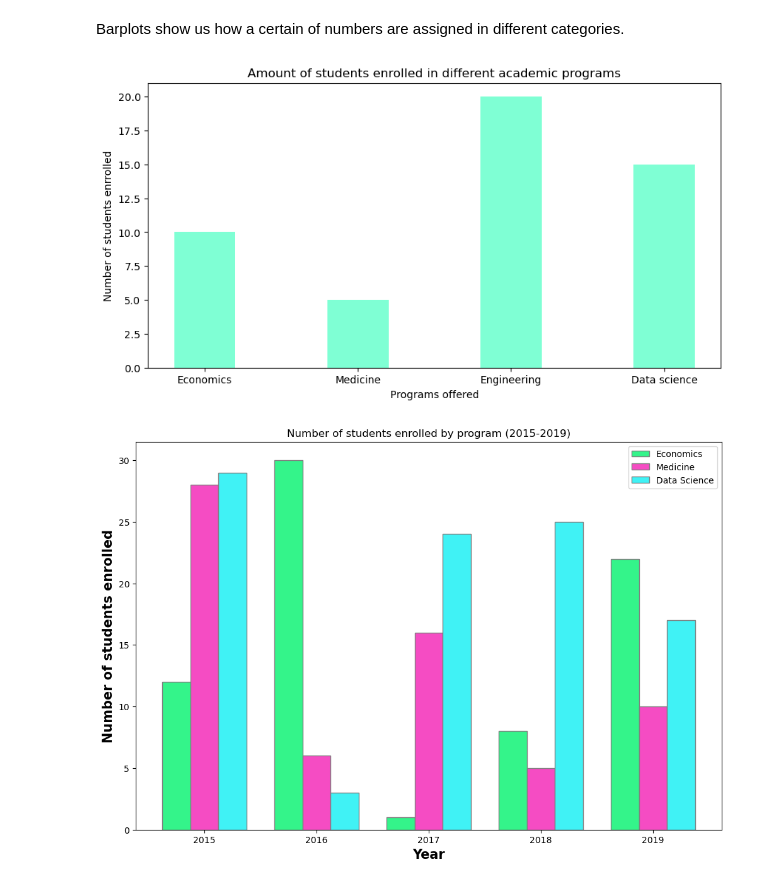
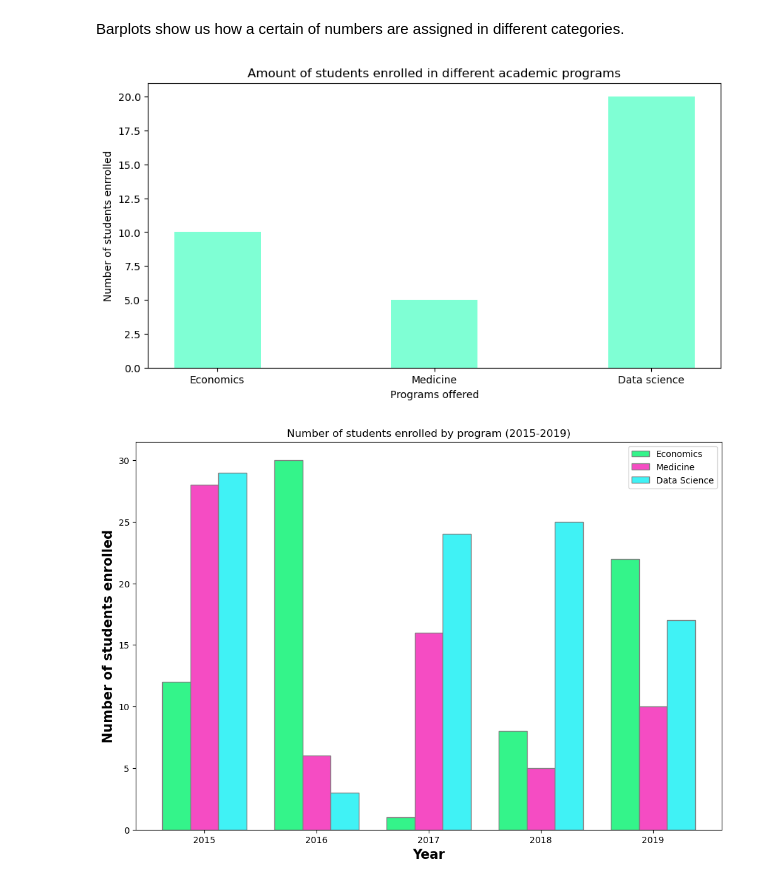
Before and after one commit to contreras-juan/Data-Science, a Jupyter notebook: 1_Python/1.9_Matplotlib.ipynb, the cells around one changed output. Saved outputs shown, nothing was run; the diff lists cells and outputs as text; code cells hidden in the pictures.

```diff
--- a/1_Python/1.9_Matplotlib.ipynb
+++ b/1_Python/1.9_Matplotlib.ipynb
@@ -111,20 +111,20 @@ Barplots show us how a certain of numbers are assigned in different categories.
 # %%
 # creating the dataset
 courses = ['Economics', 'Medicine', 'Data science']
-values = [10, 5, 20, 15]
+values = [10, 5, 20]
 
 fig = plt.figure(figsize = (10, 5))
 
 # creating the bar plot
 plt.bar(courses, values, color ='aquamarine',
         width = 0.4)
 
 plt.xlabel("Programs offered")
 plt.ylabel("Number of students enrrolled")
 plt.title("Amount of students enrolled in different academic programs")
 plt.show()
 # %% [output]
-[figure, old version]
+[figure, new version]
 # %%
 # set width of bar
 barWidth = 0.25
```
Also changed, not shown: parts of 4 cells of this notebook.
